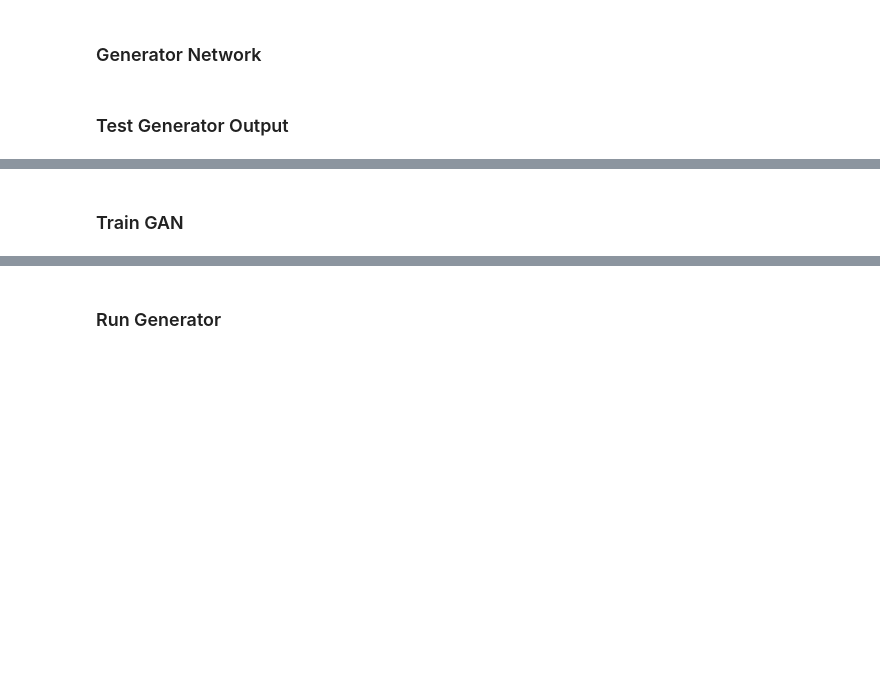
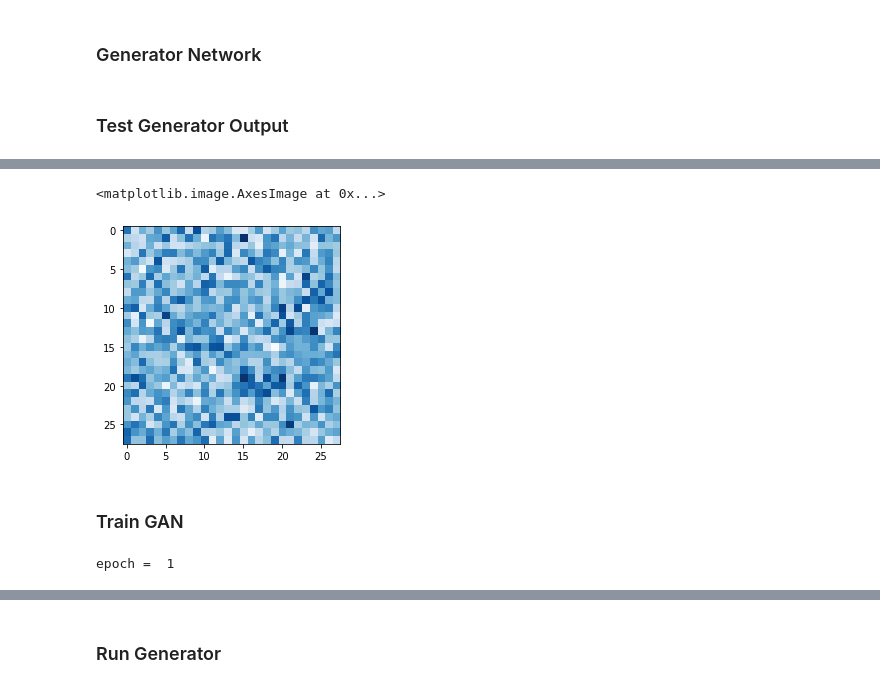
Before and after one commit to ximinng/Deep-Learning-in-Action, a Jupyter notebook: generative_adversarial_networks/gan_basic.ipynb, the cells around one changed output, grey strips where cells are left out. Cells and saved outputs as stored; diff of their text form; code cells hidden in the pictures; blank space fills up the shorter version.

```diff
--- a/generative_adversarial_networks/gan_basic.ipynb
+++ b/generative_adversarial_networks/gan_basic.ipynb
@@ -115,11 +115,9 @@ class Discriminator(nn.Module):
     def train(self, inputs, targets):
         # move data to device('cpu' or 'gpu') and reshape images
         inputs, targets = inputs.to(device), targets.to(device)
-        inputs = inputs.view(-1, 28*28)
 
         # calculate the output of the network
         outputs = self.forward(inputs)
-        # outputs = outputs.squeeze(-1)
 
         # calculate loss
         loss = self.loss_function(outputs, targets)
@@ -152,10 +150,12 @@ def generate_random_image(size):
 D = Discriminator().to(device)
 
 for images, labels in train_loader:
-    # real data
-    a = torch.ones(batch_size).resize_(batch_size, 1)
-    print(a.shape, images.shape)
-    D.train(images, a)
-    # fake data
-    D.train(generate_random_image(784), torch.FloatTensor([0.0]))
+    # images: [batch_size, channel, width, height]
+    for image_data_tensor in images:
+        # image_data_tensor: [channel, width, height]
+        image_data_tensor = image_data_tensor.view(28*28)
+        # real data
+        D.train(image_data_tensor, torch.FloatTensor([1.0]))
+        # fake data
+        D.train(generate_random_image(784), torch.FloatTensor([0.0]))
 # %% [output]
@@ -197,8 +208,11 @@ class Generator(nn.Module):
         return self.model(inputs)
 
     def train(self, D, inputs, targets):
+        # move data to device('cpu' or 'gpu') and reshape images
+        inputs, targets = inputs.to(device), targets.to(device)
+        D = D.to(device)
+
         # calculate the output of the network
-        inputs = inputs.view(-1, 28*28)
         g_output = self.forward(inputs)
 
         # pass onto Discriminator
@@ -226,11 +240,13 @@ class Generator(nn.Module):
 %%time
 # functions to generate random data
 def generate_random_seed(size):
-    random_data = torch.randn(size)
+    random_data = torch.randn(size, device=device)
     return random_data
 
 # check the generator output is of the right type and shape
-G = Generator()
+G = Generator().to(device)
 output = G.forward(generate_random_seed(100))
-img = output.detach().numpy().reshape(28,28)
+# cuda convert to cpu, then to numpy.
+img = output.detach().cpu().numpy().reshape(28,28)
 plt.imshow(img, interpolation='none', cmap='Blues')
+# %% [output]
@@ -237,3 +255,5 @@ plt.imshow(img, interpolation='none', cmap='Blues')
+<matplotlib.image.AxesImage at 0x...>
+[figure, added]
 # %% [markdown]
 ### Train GAN
 # %%
@@ -250,15 +270,21 @@ for epoch in range(epochs):
 
   # train Discriminator and Generator
   for images, labels in train_loader:
-    # train discriminator on true
-    D.train(images, torch.FloatTensor([1.0]))
+    # images: [batch_size, channel, width, height]
+    for image_data_tensor in images:
+        # image_data_tensor: [channel, width, height]
+        image_data_tensor = image_data_tensor.view(28*28)
+        # train discriminator on true
+        D.train(image_data_tensor, torch.FloatTensor([1.0]))
 
-    # train discriminator on false
-    # use detach() so gradients in G are not calculated
-    D.train(G.forward(generate_random_seed(100)).detach(), torch.FloatTensor([0.0]))
+        # train discriminator on false
+        # use detach() so gradients in G are not calculated
+        D.train(G.forward(generate_random_seed(100)).detach(), torch.FloatTensor([0.0]))
 
-    # train generator
-    G.train(D, generate_random_seed(100), torch.FloatTensor([1.0]))
+        # train generator
+        G.train(D, generate_random_seed(100), torch.FloatTensor([1.0]))
+# %% [output]
+epoch =  1
 # %%
 # plot discriminator error
 D.plot_progress()
```
Also changed, not shown: parts of 5 cells of this notebook.
